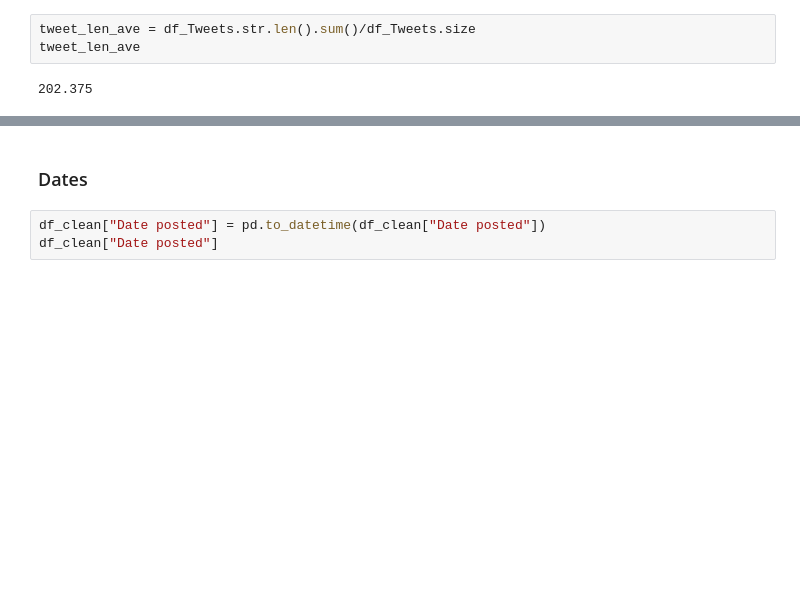
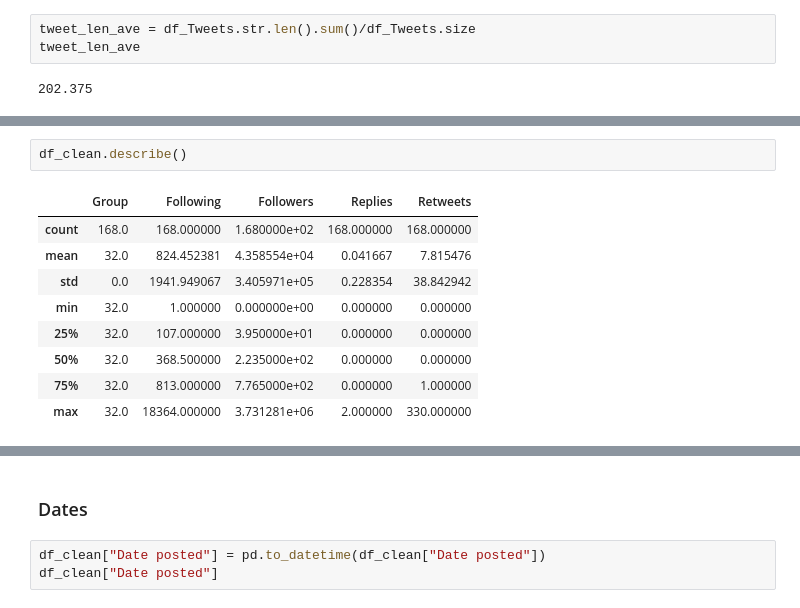
Before and after one commit to ShiroeLH/CS-132-PH-Twitter-Mis-Disinformation-Analysis, a Jupyter notebook: analysis/analysis.ipynb, the cells around one changed output, grey strips where cells are left out. Saved outputs shown, nothing was run; the diff lists cells and outputs as text; blank space fills up the shorter version.

```diff
--- a/analysis/analysis.ipynb
+++ b/analysis/analysis.ipynb
@@ -196,0 +209,12 @@ tweet_len_ave
+# %%
+df_clean.describe()
+# %% [output]
+|  | Group | Following | Followers | Replies | Retweets |
+| count | 168.0 | 168.000000 | 1.680000e+02 | 168.000000 | 168.000000 |
+| mean | 32.0 | 824.452381 | 4.358554e+04 | 0.041667 | 7.815476 |
+| std | 0.0 | 1941.949067 | 3.405971e+05 | 0.228354 | 38.842942 |
+| min | 32.0 | 1.000000 | 0.000000e+00 | 0.000000 | 0.000000 |
+| 25% | 32.0 | 107.000000 | 3.950000e+01 | 0.000000 | 0.000000 |
+| 50% | 32.0 | 368.500000 | 2.235000e+02 | 0.000000 | 0.000000 |
+| 75% | 32.0 | 813.000000 | 7.765000e+02 | 0.000000 | 1.000000 |
+| max | 32.0 | 18364.000000 | 3.731281e+06 | 2.000000 | 330.000000 |
```
Also changed, not shown: parts of 29 cells of this notebook, 1 other file.
